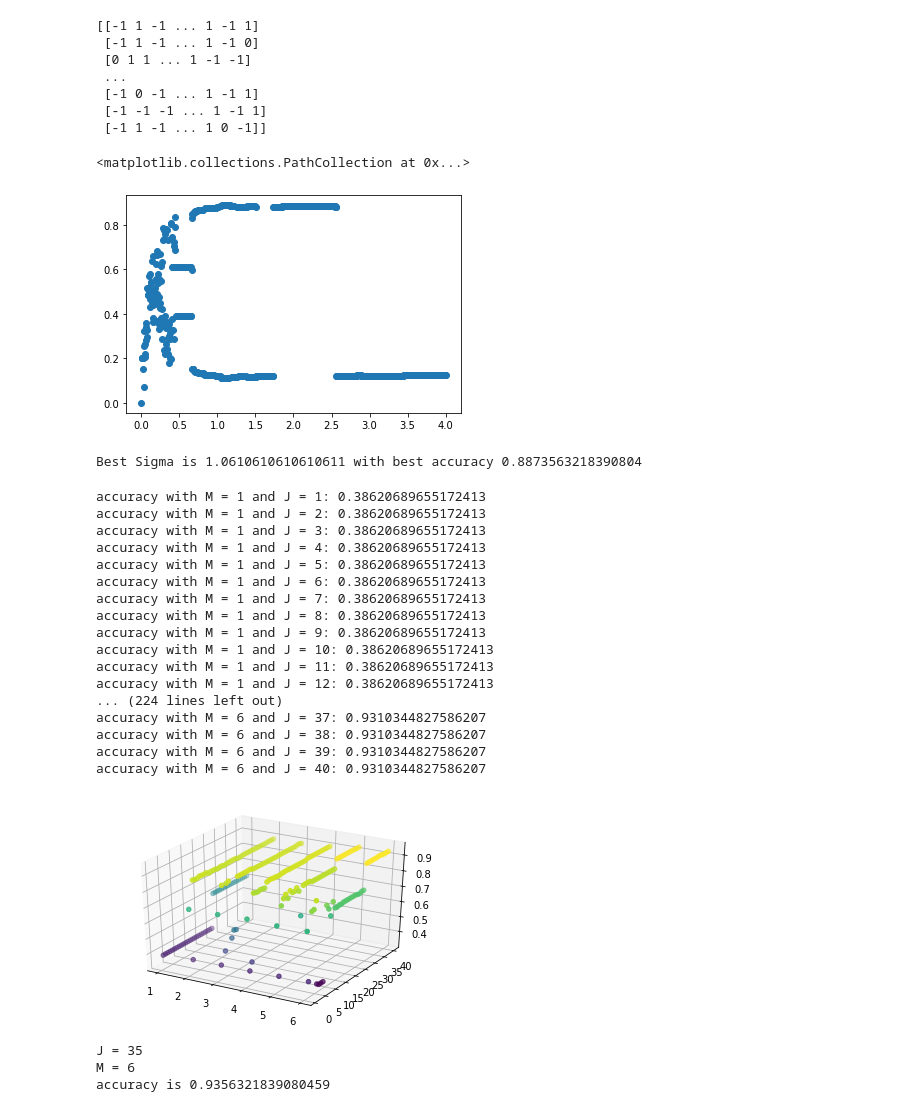
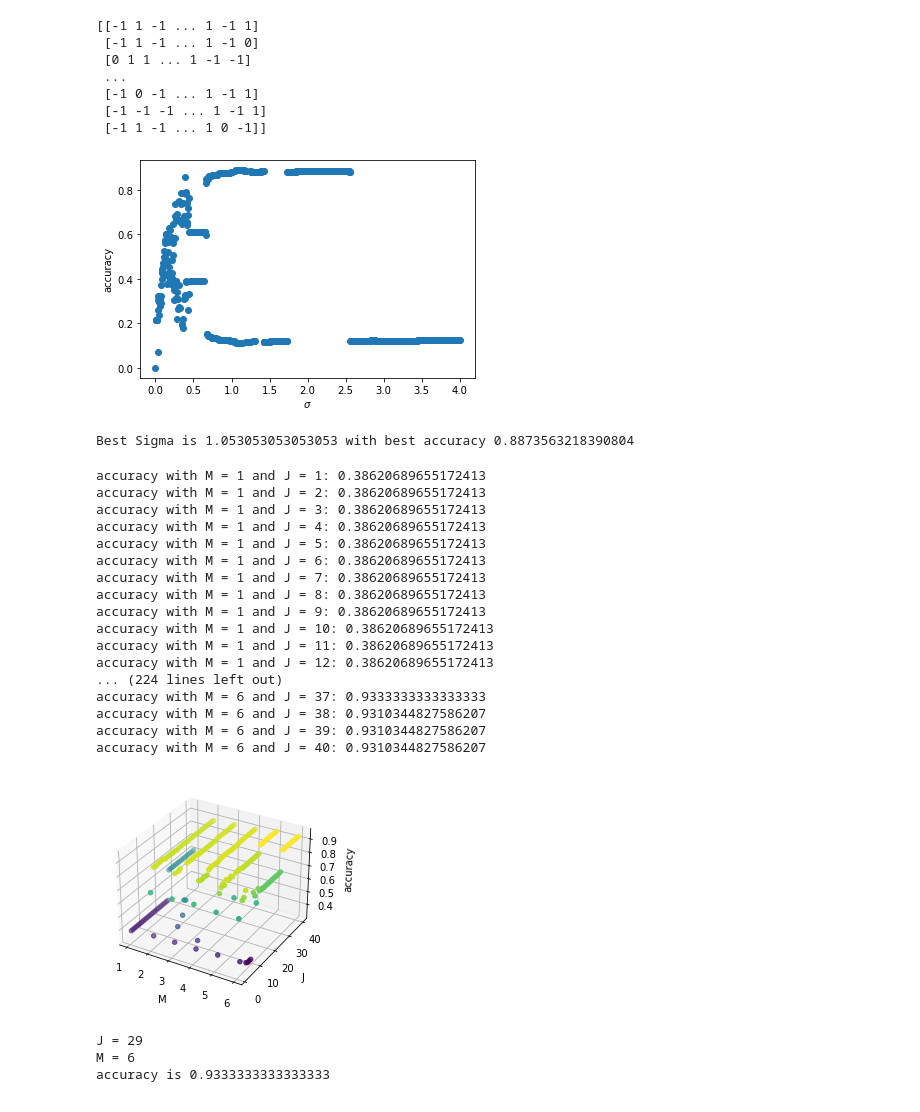
Before and after one commit to NSC508/AMATH-482, a Jupyter notebook: Homework Assignments/Homework 4/HW4.ipynb, the cells around one changed output. Saved outputs shown, nothing was run; the diff lists cells and outputs as text; code cells hidden in the pictures.

```diff
--- a/Homework Assignments/Homework 4/HW4.ipynb
+++ b/Homework Assignments/Homework 4/HW4.ipynb
@@ -27,7 +16,7 @@ import scipy.spatial
 from p_tqdm import p_map
 from sklearn import linear_model
 # %%
-path_to_dataset = '/content/house-votes-84.data'
+path_to_dataset = '/home/sathvikc/AMATH-482-2/AMATH-482/Homework Assignments/Homework 4/house-votes-84.data'
 
 data = (np.genfromtxt(path_to_dataset, delimiter=',', dtype=object, unpack=True)).T
 print(data)
@@ -105,16 +94,18 @@ def spectral_clustering(r):
 inputs = np.linspace(0, 4, 1000)
 results = p_map(spectral_clustering, inputs)
 fig, ax = plt.subplots()
+ax.set_xlabel('$\sigma$')
+ax.set_ylabel('accuracy')
 ax.scatter(inputs, results)
+fig.savefig('sigma_accuracy.png')
 # %% [output]
-<matplotlib.collections.PathCollection at 0x...>
-[figure, old version]
+[figure, new version]
 # %%
 sigma_star = inputs[np.argmax(results)]
 accuracy = spectral_clustering(sigma_star)
 print(f'Best Sigma is {sigma_star} with best accuracy {accuracy}')
 # %% [output]
-Best Sigma is 1.0610610610610611 with best accuracy 0.8873563218390804
+Best Sigma is 1.053053053053053 with best accuracy 0.8873563218390804
 # %%
 W = eta(dist, sigma_star)
     # compute Laplacian matrices
@@ -134,7 +125,7 @@ idxn = lln.argsort()
 Vn = VVn[:, idxn]
 # %%
 M = np.arange(1, 7, 1) #[2, 3, 4, 5, 6]
-J = np.arange(1, 41, 1) #[5, 10, 20, 40]
+J = np.arange(1, 41, 1)#[5, 10, 20, 40]
 results = []
 def get_semi_supervised_accuracy(M, J):
   F = Vn[:, 0:M]
@@ -169,16 +160,21 @@ accuracy with M = 1 and J = 10: 0.38620689655172413
 accuracy with M = 1 and J = 11: 0.38620689655172413
 accuracy with M = 1 and J = 12: 0.38620689655172413
 ... (224 lines left out)
-accuracy with M = 6 and J = 37: 0.9310344827586207
+accuracy with M = 6 and J = 37: 0.9333333333333333
 accuracy with M = 6 and J = 38: 0.9310344827586207
 accuracy with M = 6 and J = 39: 0.9310344827586207
 accuracy with M = 6 and J = 40: 0.9310344827586207
 # %%
 j, m = np.meshgrid(J, M)
-ax = plt.axes(projection='3d')
-ax.scatter3D(m, j, np.array(results), c=np.array(results));
+fig = plt.figure()
+ax = fig.add_subplot(111, projection='3d')
+ax.scatter3D(m, j, np.array(results), c=np.array(results))
+ax.set_xlabel('M')
+ax.set_ylabel('J')
+ax.set_zlabel('accuracy')
+fig.savefig('M_J_accuracyLotPoints.png')
 # %% [output]
-[figure, old version]
+[figure, new version]
 # %%
 test = np.argmax(np.array(results))
 J_star = test % len(J) + 1
@@ -187,6 +183,6 @@ print(f'J = {test % len(J) + 1}')
 print(f'M = {int(test / len(J)) + 1}')
 print(f'accuracy is {np.array(results)[M_star - 1][J_star - 1]}')
 # %% [output]
-J = 35
+J = 29
 M = 6
-accuracy is 0.9356321839080459
+accuracy is 0.9333333333333333
```
Also changed, not shown: parts of 1 cell of this notebook, 11 other files.
